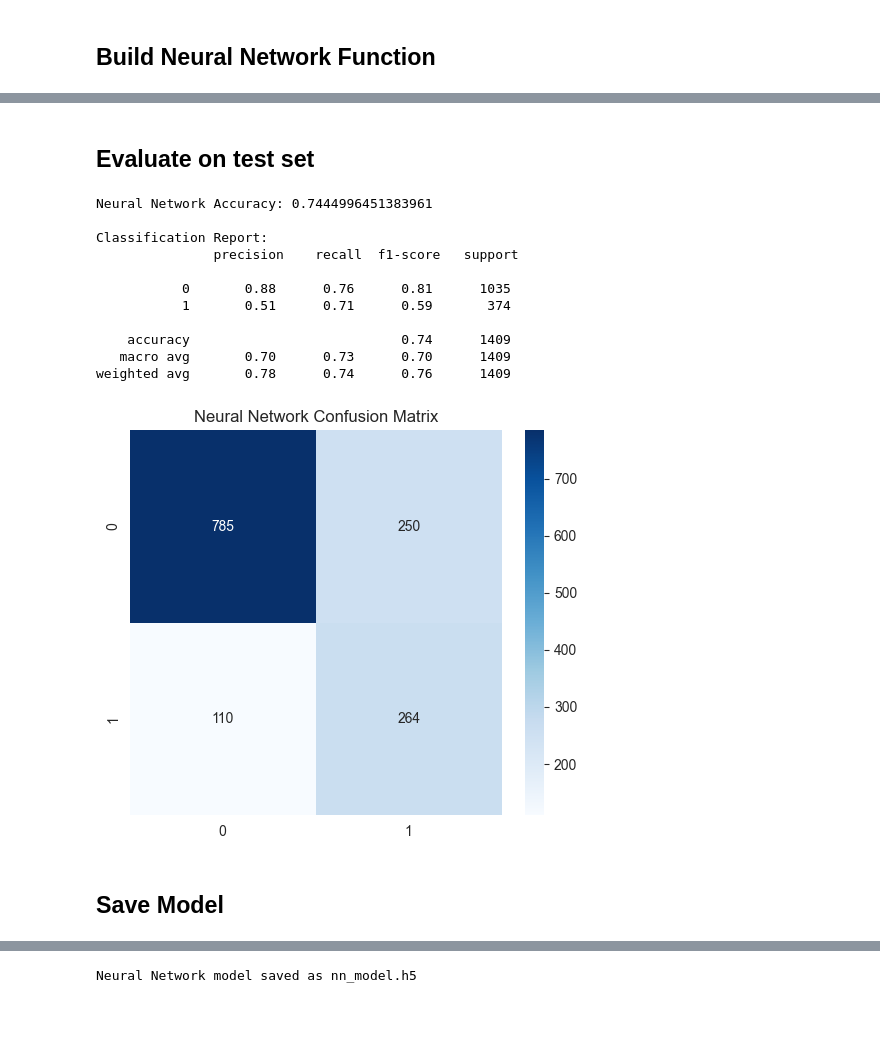
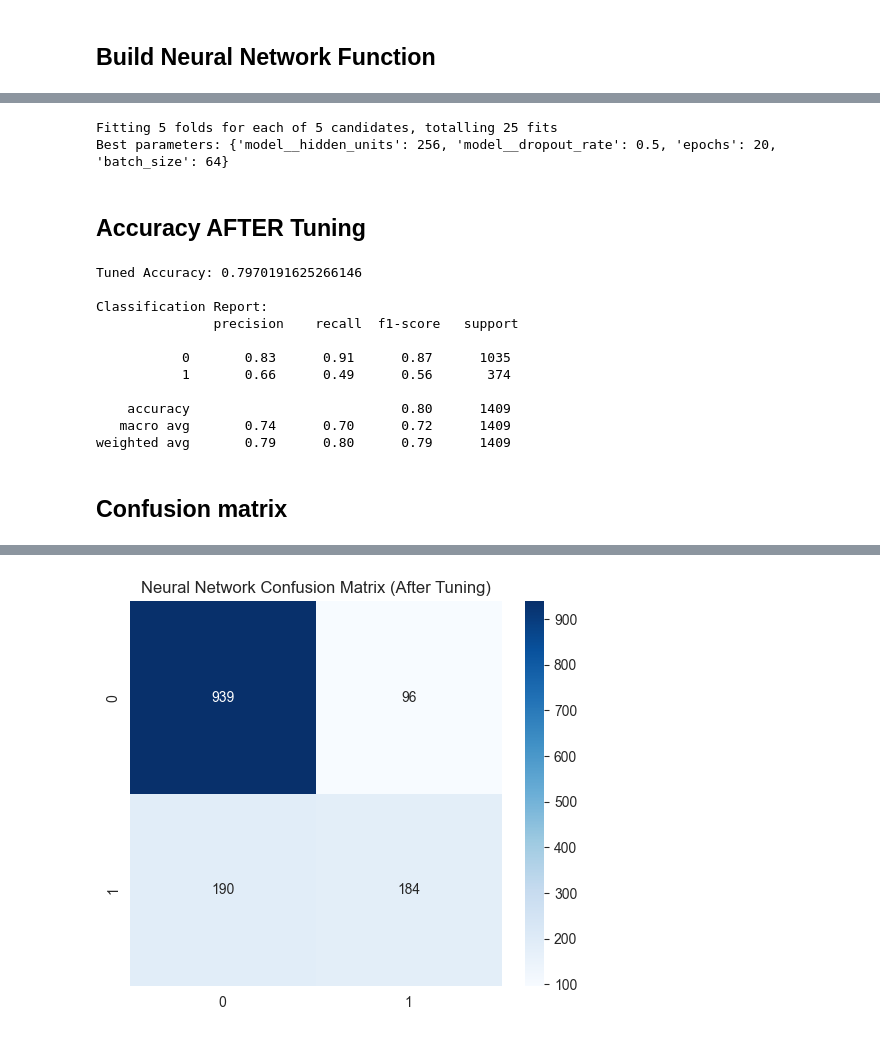
Before and after one commit to Sahan1644/ML-Churn, a Jupyter notebook: notebooks/04 Neural Network Model.ipynb, the cells around one changed output, grey strips where cells are left out. Drawn from its saved outputs; the diff is of its cells as text; code cells hidden in the pictures.

```diff
--- a/notebooks/04 Neural Network Model.ipynb
+++ b/notebooks/04 Neural Network Model.ipynb
@@ -224,36 +91,51 @@ ValueError: KerasClassifier should either be a classifier to be used with respon
+# %%
+param_dist = {
+    "model__hidden_units": [32, 64, 128, 256],
+    "model__dropout_rate": [0.2, 0.3, 0.4, 0.5],
+    "batch_size": [16, 32, 64],
+    "epochs": [20, 30, 40, 50]
+}
+# %%
+rs_nn = RandomizedSearchCV(
+    estimator=keras_clf,
+    param_distributions=param_dist,
+    n_iter=5,
+    scoring="accuracy",
+    cv=5,
+    verbose=1,
+    random_state=42
+)
+
+rs_nn.fit(X_train, y_train)
+
+print("Best parameters:", rs_nn.best_params_)
+# %% [output]
+Fitting 5 folds for each of 5 candidates, totalling 25 fits
+Best parameters: {'model__hidden_units': 256, 'model__dropout_rate': 0.5, 'epochs': 20, 'batch_size': 64}
 # %% [markdown]
-## Evaluate on test set
+## Accuracy AFTER Tuning
 # %%
-y_pred_nn = rs_nn.predict(X_test)
-y_pred_nn = (y_pred_nn > 0.5).astype(int)
+y_pred_tuned = (rs_nn.predict(X_test) > 0.5).astype(int)
 
-print("Neural Network Accuracy:", accuracy_score(y_test, y_pred_nn))
-print("\nClassification Report:\n", classification_report(y_test, y_pred_nn))
-
-# Confusion Matrix
-plt.figure(figsize=(6, 5))
-sns.heatmap(confusion_matrix(y_test, y_pred_nn), annot=True, fmt='d', cmap='Blues')
-plt.title("Neural Network Confusion Matrix")
-plt.show()
+print("Tuned Accuracy:", accuracy_score(y_test, y_pred_tuned))
+print("\nClassification Report:\n", classification_report(y_test, y_pred_tuned))
 # %% [output]
-Neural Network Accuracy: 0.7444996451383961
+Tuned Accuracy: 0.7970191625266146
 
 Classification Report:
                precision    recall  f1-score   support
 
-           0       0.88      0.76      0.81      1035
-           1       0.51      0.71      0.59       374
+           0       0.83      0.91      0.87      1035
+           1       0.66      0.49      0.56       374
 
-    accuracy                           0.74      1409
-   macro avg       0.70      0.73      0.70      1409
-weighted avg       0.78      0.74      0.76      1409
+    accuracy                           0.80      1409
+   macro avg       0.74      0.70      0.72      1409
+weighted avg       0.79      0.80      0.79      1409
-[figure, removed]
 # %% [markdown]
-## Save Model
+## Confusion matrix
 # %%
-best_model = rs_nn.best_estimator_.model_
-
-# Save the model in Keras format
-best_model.save("results/nn_model.h5")
-print("Neural Network model saved as nn_model.h5")
+plt.figure(figsize=(6,5))
+sns.heatmap(confusion_matrix(y_test, y_pred_tuned), annot=True, fmt='d', cmap='Blues')
+plt.title("Neural Network Confusion Matrix (After Tuning)")
+plt.show()
 # %% [output]
@@ -261 +142 @@ WARNING:absl:You are saving your model as an HDF5 file via `model.save()` or `ke
-Neural Network model saved as nn_model.h5
+[figure, added]
```
Also changed, not shown: parts of 17 cells of this notebook, 2 other files.
